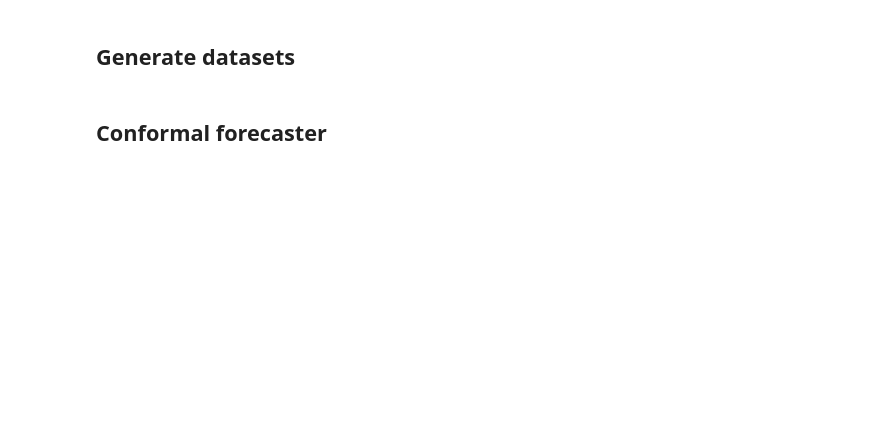
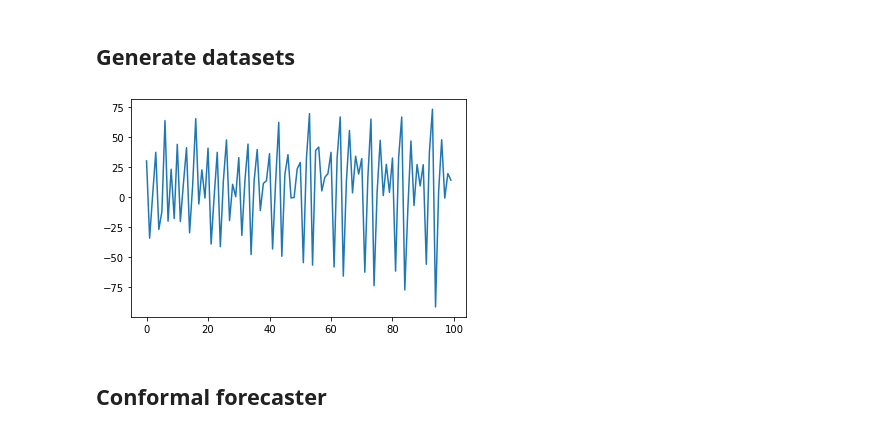
Before and after one commit to kamilest/conformal-rnn, a Jupyter notebook: conformal.ipynb, the cells around one changed output. Saved outputs shown, nothing was run; the diff lists cells and outputs as text; code cells hidden in the pictures; blank space fills up the shorter version.

```diff
--- a/conformal.ipynb
+++ b/conformal.ipynb
@@ -38,3 +38,9 @@ test_dataset = generate_autoregressive_forecast_dataset(n_samples=500, seq_len=1
+# %%
+for sequence, target, _ in train_dataset:
+    plt.plot(sequence)
+    break
+# %% [output]
+[figure, added]
 # %% [markdown]
 ## Conformal forecaster
 # %%
```
Also changed, not shown: parts of 9 cells of this notebook, 1 other file.
